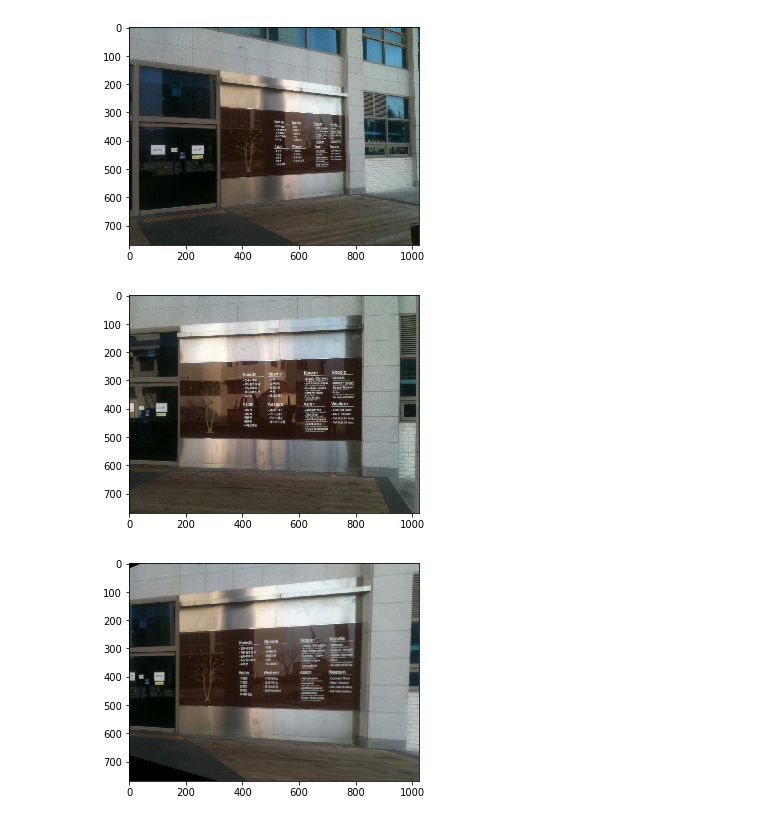
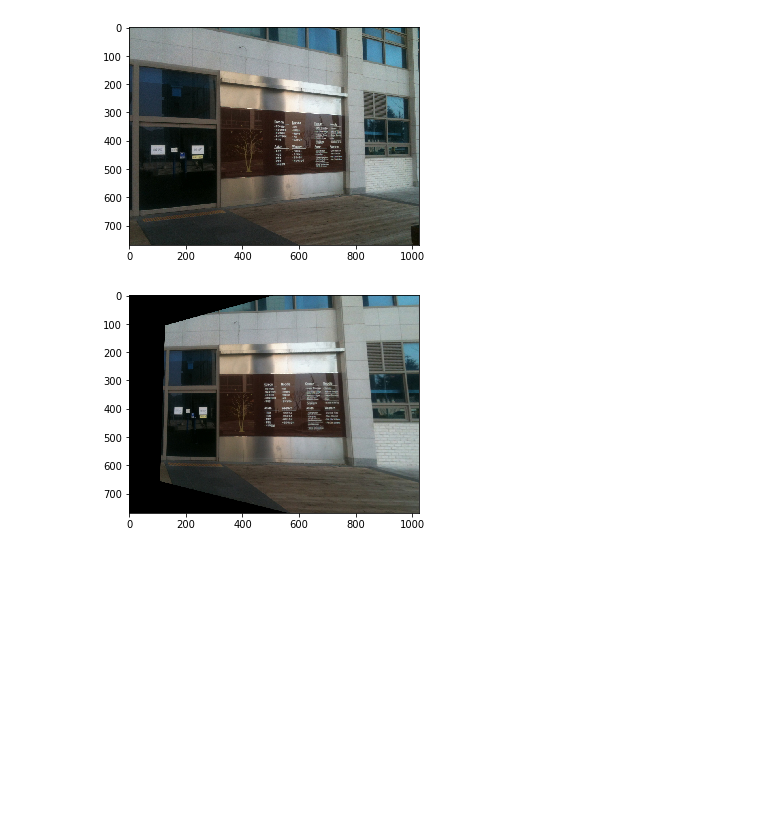
Before and after one commit to pingxiu/computerVisionClass, a Jupyter notebook: homeWork4/homeWork4.ipynb, the cells around one changed output. Saved outputs shown, nothing was run; the diff lists cells and outputs as text; code cells hidden in the pictures; blank space fills up the shorter version.

```diff
--- a/homeWork4/homeWork4.ipynb
+++ b/homeWork4/homeWork4.ipynb
@@ -5,26 +5,19 @@ import matplotlib.pyplot as pl
 # %%
 # Read source image.
 im_src = cv2.imread('dsu1.jpg')
 # Four corners of the book in source image
-pts_src = np.array([[324, 281], [326, 538] ,[760, 318],[768, 508]])
-# pts_dst = np.array([[179, 245], [179, 505] ,[820, 220],[820, 520]])
-# Read destination image.
-im_dst = cv2.imread('dsu2.jpg')
+pts_src = np.array([[324, 281], [326, 538] ,[760, 508],[768, 318]])
 # Four corners of the book in destination image.
-# pts_src = np.array([[324, 281], [326, 538] ,[760, 318],[768, 508]])
-pts_dst = np.array([[179, 245], [179, 505] ,[820, 220],[820, 520]])
+pts_dst = np.array([[320, 280], [320, 500] ,[760, 500],[760, 280]])
 # Calculate Homography
 h, status = cv2.findHomography(pts_src, pts_dst)
 # Warp source image to destination based on homography
 im_out = cv2.warpPerspective(im_src, h, (im_dst.shape[1],im_dst.shape[0]))
 # Display images
 pl.imshow(cv2.cvtColor(im_src, cv2.COLOR_BGR2RGB))
 pl.show()
-pl.imshow(cv2.cvtColor(im_dst, cv2.COLOR_BGR2RGB))
-pl.show()
 pl.imshow(cv2.cvtColor(im_out, cv2.COLOR_BGR2RGB))
 pl.show()
 # %% [output]
 [figure]
-[figure, old version]
+[figure, new version]
-[figure, removed]
```
Also changed, not shown: parts of 8 cells of this notebook.
